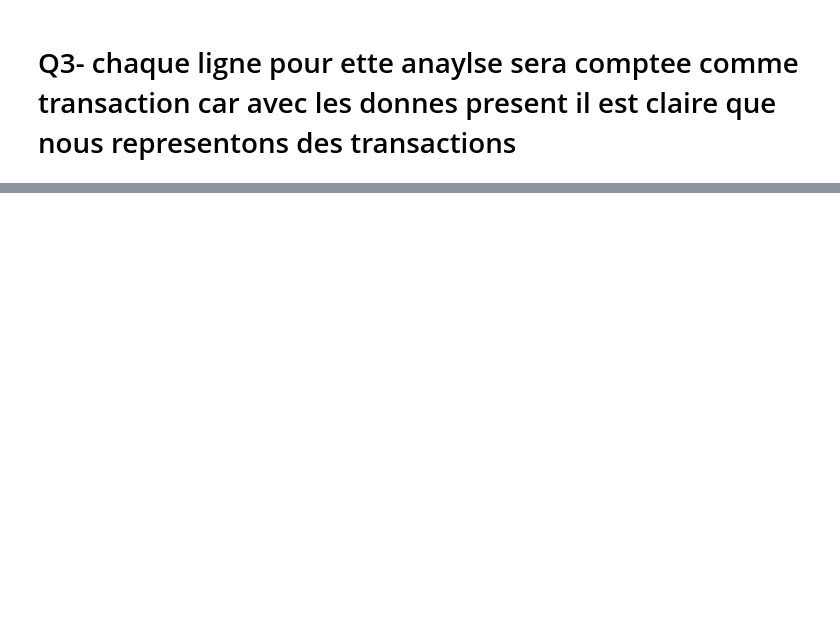
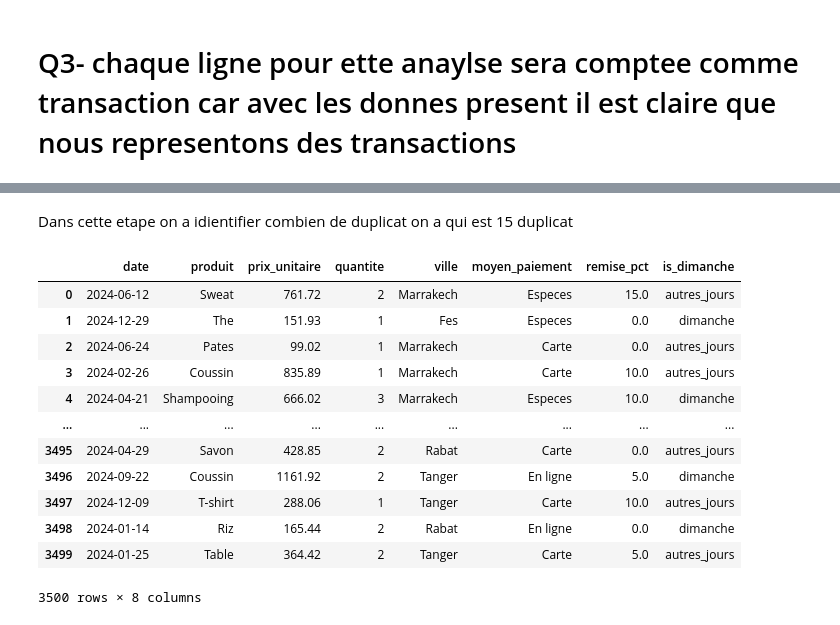
Before and after one commit to senBenz/TP2, a Jupyter notebook: TP3.ipynb, the cells around one changed output, grey strips where cells are left out. Cells and saved outputs as stored; diff of their text form; code cells hidden in the pictures; blank space fills up the shorter version.

```diff
--- a/TP3.ipynb
+++ b/TP3.ipynb
@@ -69,0 +99,18 @@ print(df.iloc[0:2])
+# %% [markdown]
+Dans cette etape on a idientifier combien de duplicat on a qui est 15 duplicat
+# %%
+df.drop_duplicates()
+# %% [output]
+|  | date | produit | prix_unitaire | quantite | ville | moyen_paiement | remise_pct | is_dimanche |
+| 0 | 2024-06-12 | Sweat | 761.72 | 2 | Marrakech | Especes | 15.0 | autres_jours |
+| 1 | 2024-12-29 | The | 151.93 | 1 | Fes | Especes | 0.0 | dimanche |
+| 2 | 2024-06-24 | Pates | 99.02 | 1 | Marrakech | Carte | 0.0 | autres_jours |
+| 3 | 2024-02-26 | Coussin | 835.89 | 1 | Marrakech | Carte | 10.0 | autres_jours |
+| 4 | 2024-04-21 | Shampooing | 666.02 | 3 | Marrakech | Especes | 10.0 | dimanche |
+| ... | ... | ... | ... | ... | ... | ... | ... | ... |
+| 3495 | 2024-04-29 | Savon | 428.85 | 2 | Rabat | Carte | 0.0 | autres_jours |
+| 3496 | 2024-09-22 | Coussin | 1161.92 | 2 | Tanger | En ligne | 5.0 | dimanche |
+| 3497 | 2024-12-09 | T-shirt | 288.06 | 1 | Tanger | Carte | 10.0 | autres_jours |
+| 3498 | 2024-01-14 | Riz | 165.44 | 2 | Rabat | En ligne | 0.0 | dimanche |
+| 3499 | 2024-01-25 | Table | 364.42 | 2 | Tanger | Carte | 5.0 | autres_jours |
+3500 rows × 8 columns
```
Also changed, not shown: parts of 18 cells of this notebook.
